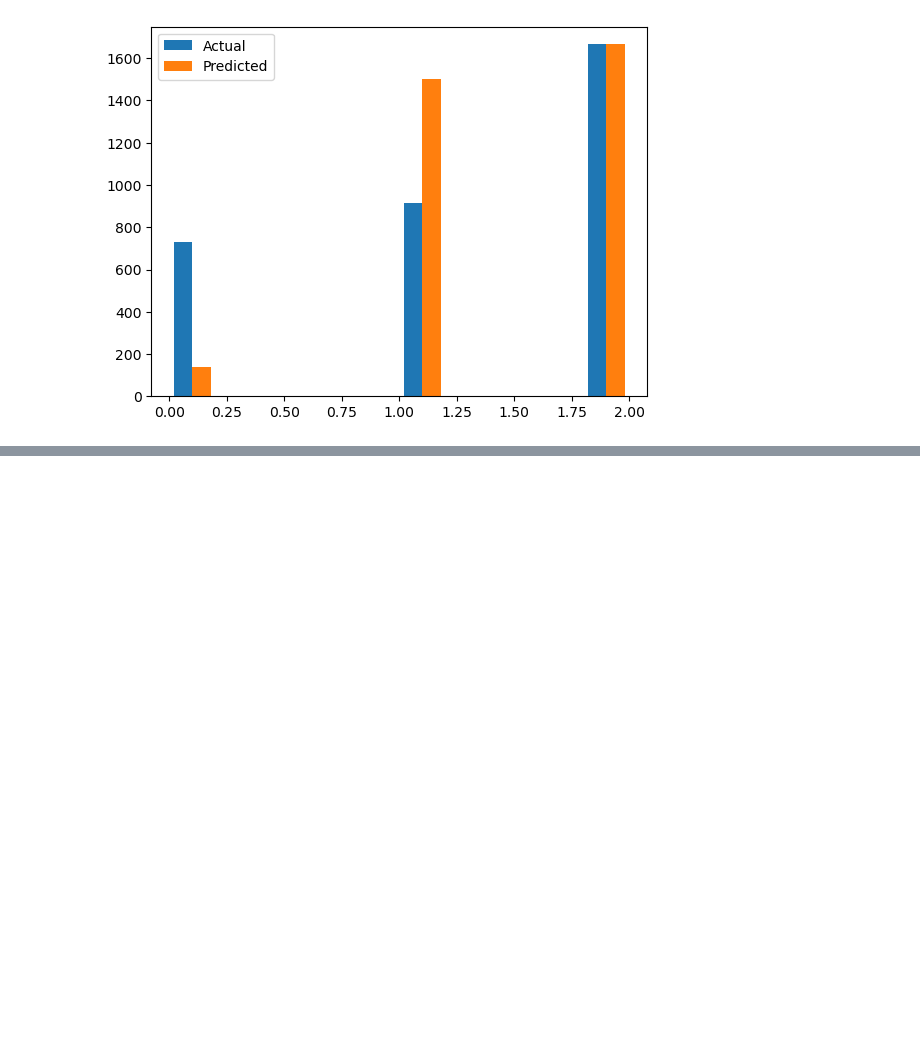
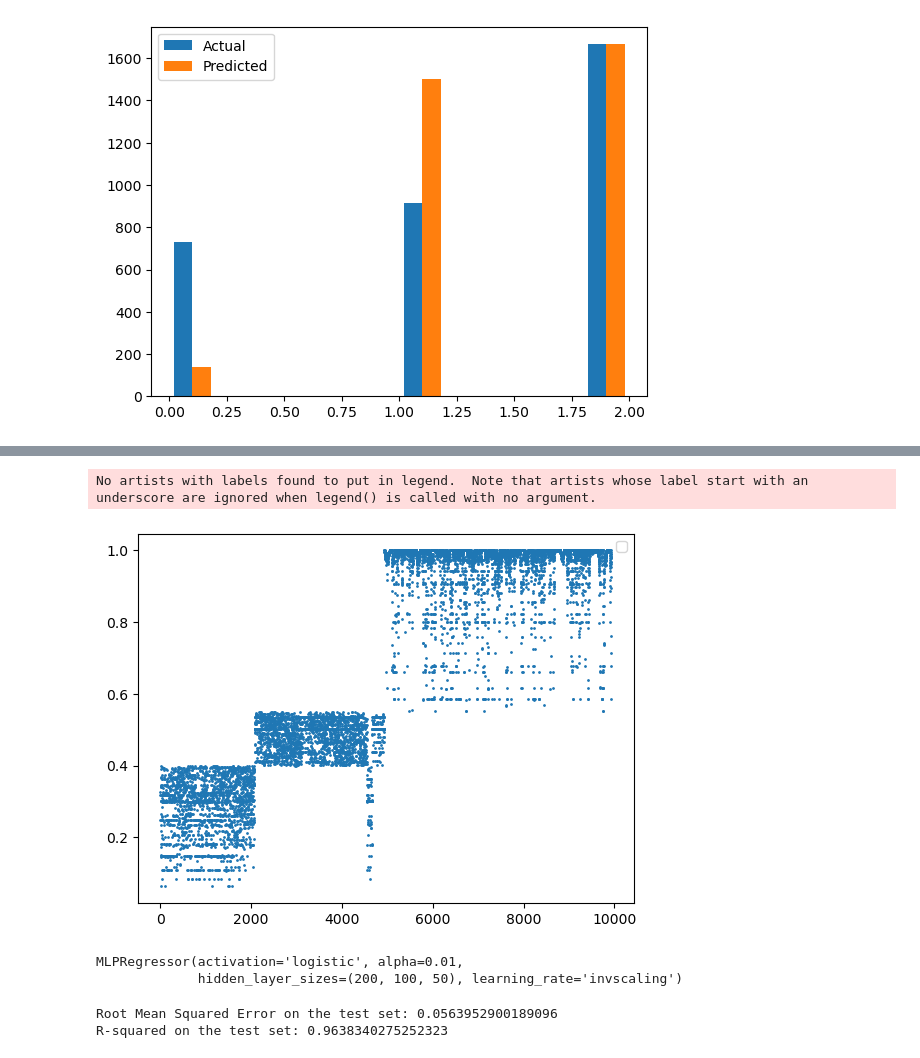
Before and after one commit to onekenoby/3AAI, a Jupyter notebook: SensorAnalysis/ML_Training/ML01/nn_classification_Esteban.ipynb, the cells around one changed output, grey strips where cells are left out. Saved outputs shown, nothing was run; the diff lists cells and outputs as text; code cells hidden in the pictures; blank space fills up the shorter version.

```diff
--- a/SensorAnalysis/ML_Training/ML01/nn_classification_Esteban.ipynb
+++ b/SensorAnalysis/ML_Training/ML01/nn_classification_Esteban.ipynb
@@ -378,0 +399,8 @@ plt.show()
+# %%
+# Dati estrapolati dal db remoto di Giuliano in data 22/01/2024, solamente per le classi 0 e 1
+df1 = pd.read_csv('postgres_dati_aggiornati.csv')
+
+df2 = pd.read_csv('postgres_new_data.csv')
+
+dfTraining = pd.concat([df1, df2], ignore_index=True)
+dfTraining.head()
@@ -378,0 +414,7 @@ plt.show()
+# %%
+plt.scatter(dfTraining.index,dfTraining['ae'],s = 1)
+plt.legend()
+plt.show()
+# %% [output]
+No artists with labels found to put in legend.  Note that artists whose label start with an underscore are ignored when legend() is called with no argument.
+[figure, added]
@@ -378,0 +463,7 @@ plt.show()
+# %%
+# Train the model with the best parameters
+best_model = MLPRegressor(**params)
+best_model.fit(X_train, y_train)
+# %% [output]
+MLPRegressor(activation='logistic', alpha=0.01,
+             hidden_layer_sizes=(200, 100, 50), learning_rate='invscaling')
@@ -378,0 +473,12 @@ plt.show()
+# %%
+# Evaluate the model
+mse = mean_squared_error(y_test, predictions)
+rmse = np.sqrt(mse)
+r2 = r2_score(y_test, predictions)
+
+#print(f"Best parameters: {best_params}")
+print(f"Root Mean Squared Error on the test set: {rmse}")
+print(f"R-squared on the test set: {r2}")
+# %% [output]
+Root Mean Squared Error on the test set: 0.0563952900189096
+R-squared on the test set: 0.9638340275252323
```
Also changed, not shown: parts of 37 cells of this notebook, 1 other file.
